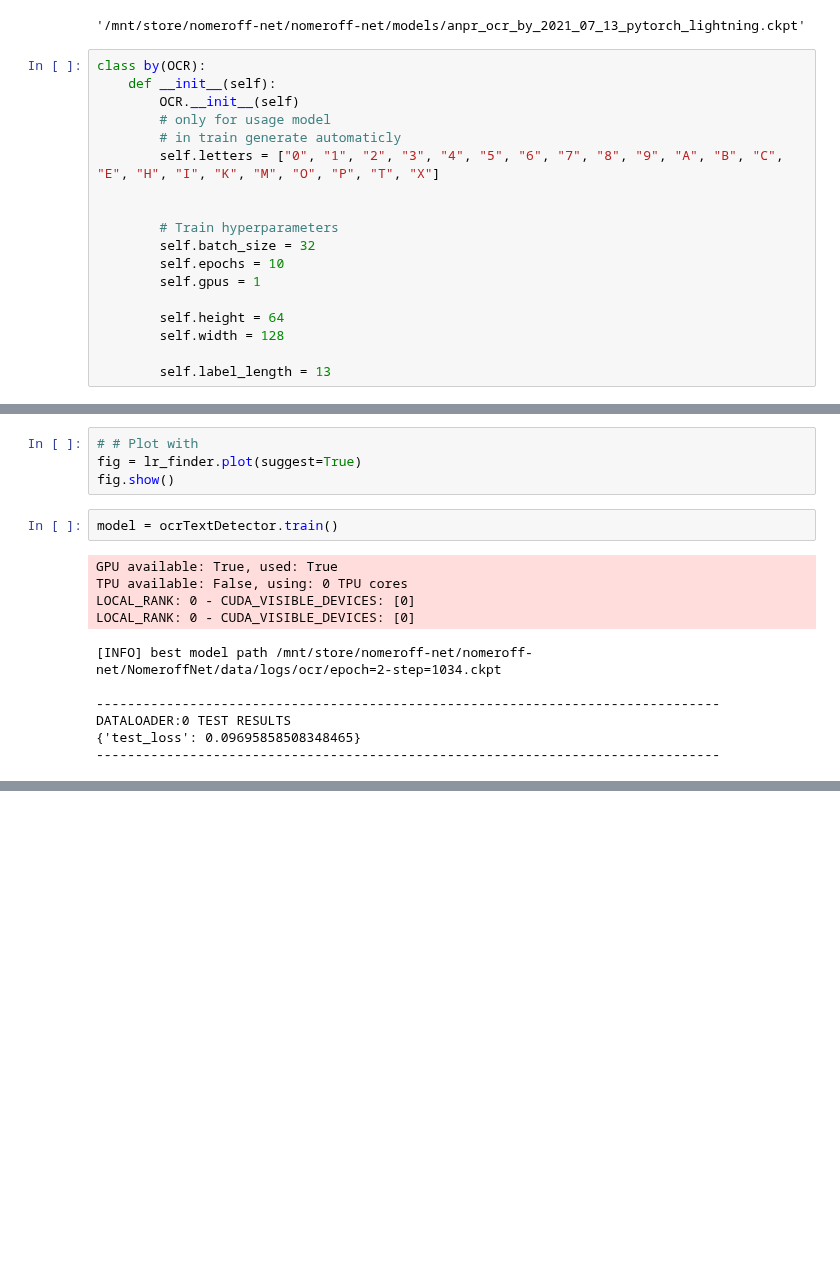
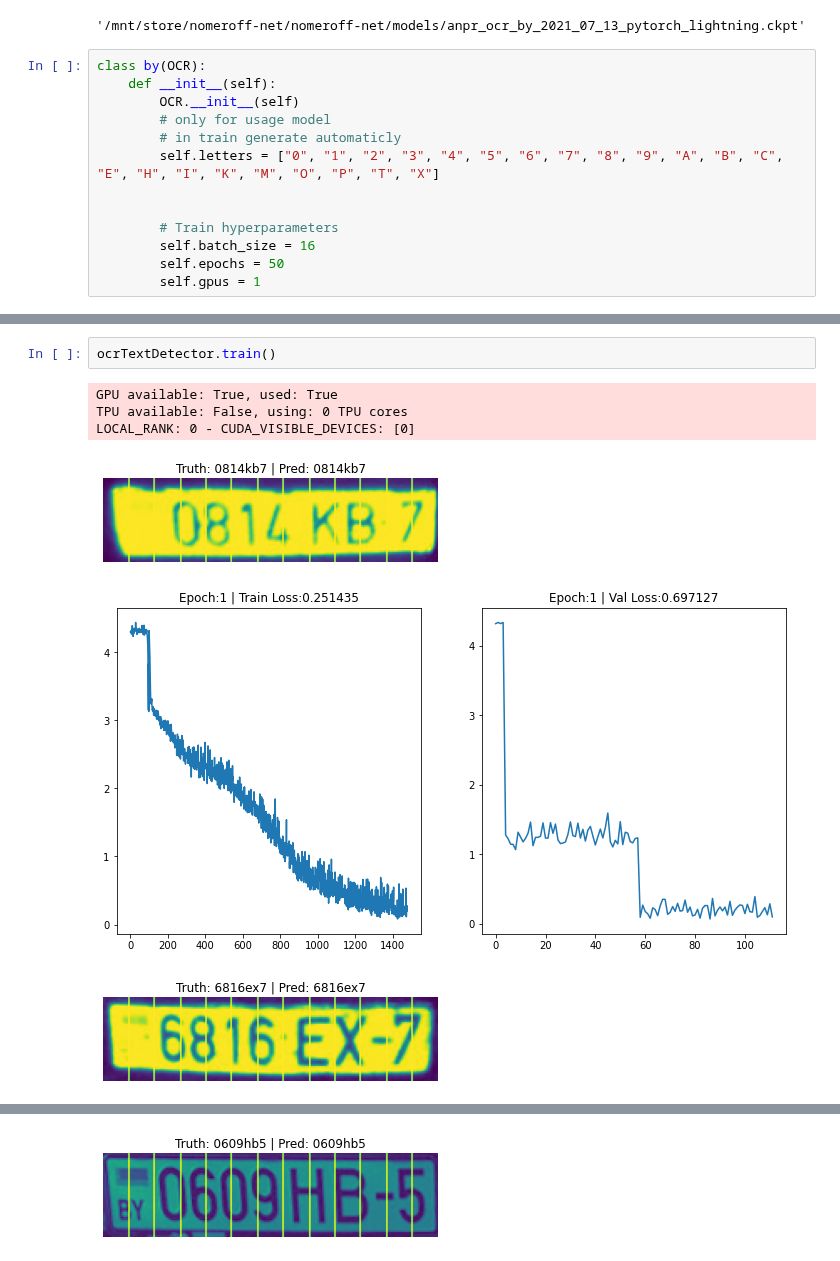
Before and after one commit to ria-com/nomeroff-net, a Jupyter notebook: train/ocr-by-train.ipynb, the cells around one changed output, grey strips where cells are left out. Cells and saved outputs as stored; diff of their text form; blank space fills up the shorter version.

Commit message:
Update ocr model training

```diff
--- a/train/ocr-by-train.ipynb
+++ b/train/ocr-by-train.ipynb
@@ -53,13 +51,8 @@ class by(OCR):
 
 
         # Train hyperparameters
-        self.batch_size = 32
-        self.epochs = 10
+        self.batch_size = 16
+        self.epochs = 50
         self.gpus = 1
-
-        self.height = 64
-        self.width = 128
-
-        self.label_length = 13
 # %%
 ocrTextDetector = by()
@@ -85,17 +91,9 @@ lr_finder = ocrTextDetector.tune()
-# %%
-# # Plot with
-fig = lr_finder.plot(suggest=True)
-fig.show()
-# %%
-model = ocrTextDetector.train()
-# %% [output]
-GPU available: True, used: True
-TPU available: False, using: 0 TPU cores
-LOCAL_RANK: 0 - CUDA_VISIBLE_DEVICES: [0]
-LOCAL_RANK: 0 - CUDA_VISIBLE_DEVICES: [0]
-[INFO] best model path /mnt/store/nomeroff-net/nomeroff-net/NomeroffNet/data/logs/ocr/epoch=2-step=1034.ckpt
-
---------------------------------------------------------------------------------
-DATALOADER:0 TEST RESULTS
-{'test_loss': 0.09695858508348465}
---------------------------------------------------------------------------------
+# %%
+ocrTextDetector.train()
+# %% [output]
+GPU available: True, used: True
+TPU available: False, using: 0 TPU cores
+LOCAL_RANK: 0 - CUDA_VISIBLE_DEVICES: [0]
+[figure, added]
+[figure, added]
+[figure, added]
@@ -101,0 +101 @@ DATALOADER:0 TEST RESULTS
+[figure, added]
```
Also changed, not shown: parts of 11 cells of this notebook, 7 other files.
